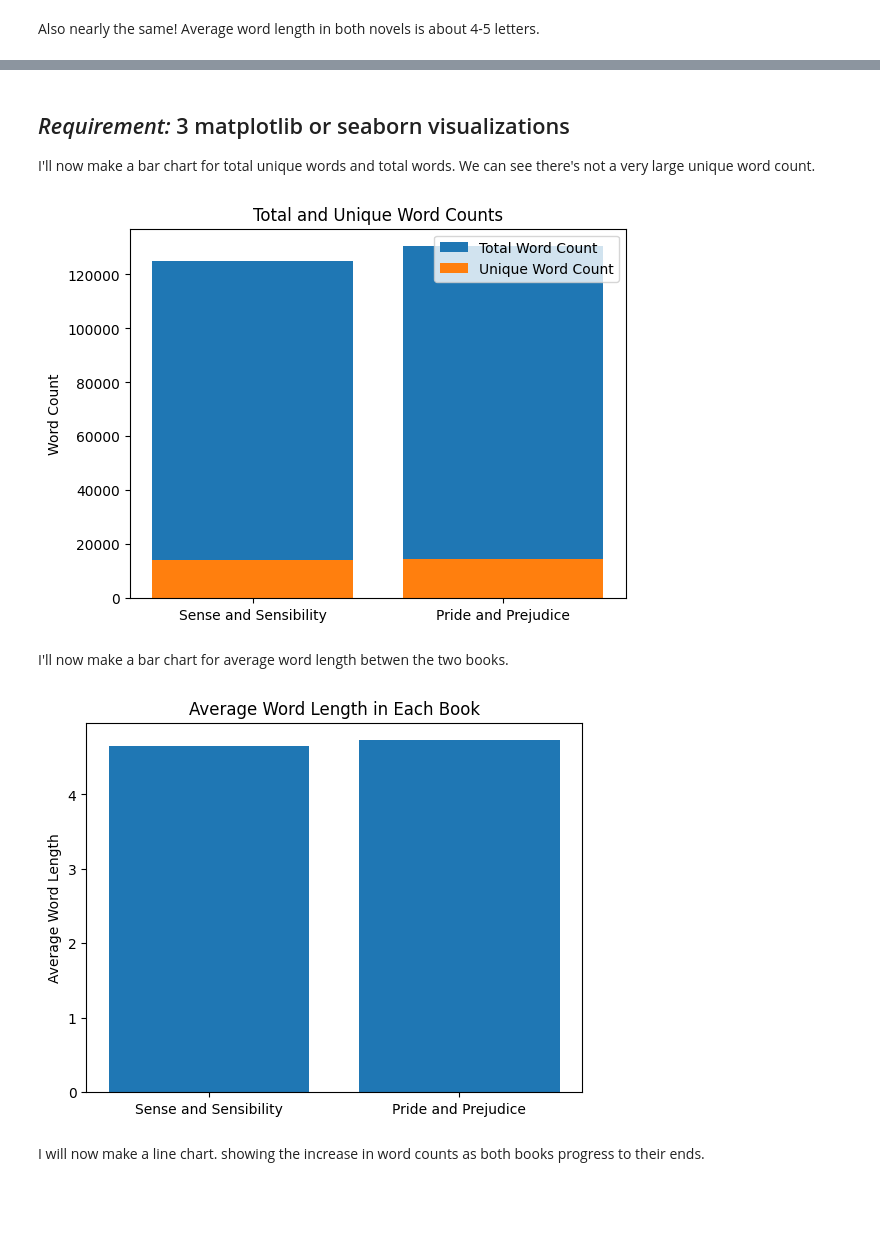
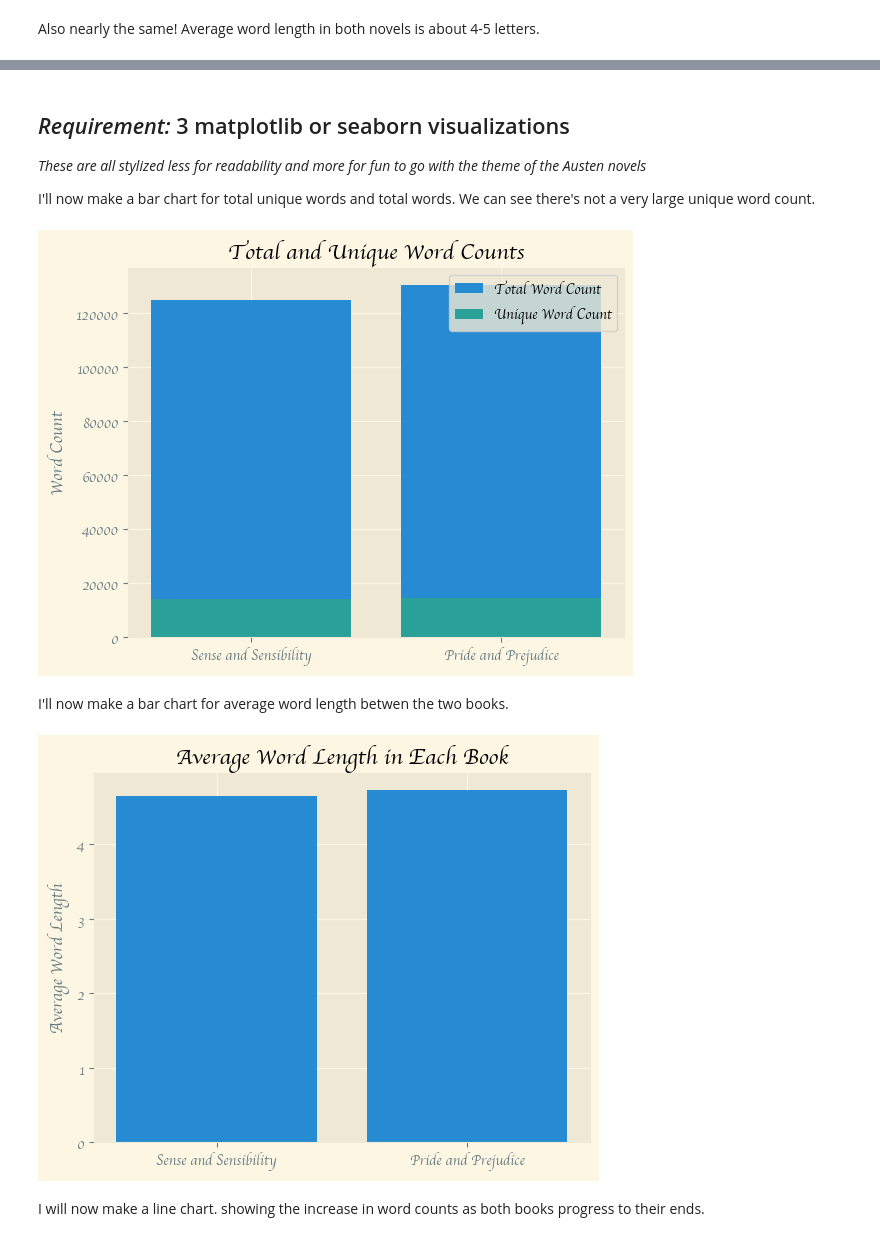
Before and after one commit to natinthegarden/project, a Jupyter notebook: austen.ipynb, the cells around one changed output, grey strips where cells are left out. Saved outputs shown, nothing was run; the diff lists cells and outputs as text; code cells hidden in the pictures; blank space fills up the shorter version.

```diff
--- a/austen.ipynb
+++ b/austen.ipynb
@@ -176,21 +219,27 @@ Also nearly the same! Average word length in both novels is about 4-5 letters.
 # %% [markdown]
 ## *Requirement:* 3 matplotlib or seaborn visualizations
 
+*These are all stylized less for readability and more for fun to go with the theme of the Austen novels*
+
 I'll now make a bar chart for total unique words and total words. We can see there's not a very large unique word count.
 # %%
+plt.style.use("Solarize_Light2")
+
 # Plot bar chart for total and unique word counts
 fig, ax = plt.subplots()
 ax.bar(["Sense and Sensibility", "Pride and Prejudice"], [total_word_count_sense, total_word_count_pride], label='Total Word Count')
 ax.bar(["Sense and Sensibility", "Pride and Prejudice"], [unique_word_count_sense, unique_word_count_pride], label='Unique Word Count')
 ax.set_ylabel('Word Count')
 ax.legend()
 plt.title('Total and Unique Word Counts')
 plt.show()
 # %% [output]
-[figure, old version]
+[figure, new version]
 # %% [markdown]
 I'll now make a bar chart for average word length betwen the two books.
 # %%
+plt.style.use("Solarize_Light2")
+
 # Plot bar chart for average word length
 fig, ax = plt.subplots()
 ax.bar(["Sense and Sensibility", "Pride and Prejudice"], [average_word_length_sense, average_word_length_pride])
@@ -198,7 +247,7 @@ ax.set_ylabel('Average Word Length')
 plt.title('Average Word Length in Each Book')
 plt.show()
 # %% [output]
-[figure, old version]
+[figure, new version]
 # %% [markdown]
 I will now make a line chart. showing the increase in word counts as both books progress to their ends.
 # %%
```
Also changed, not shown: parts of 11 cells of this notebook.
